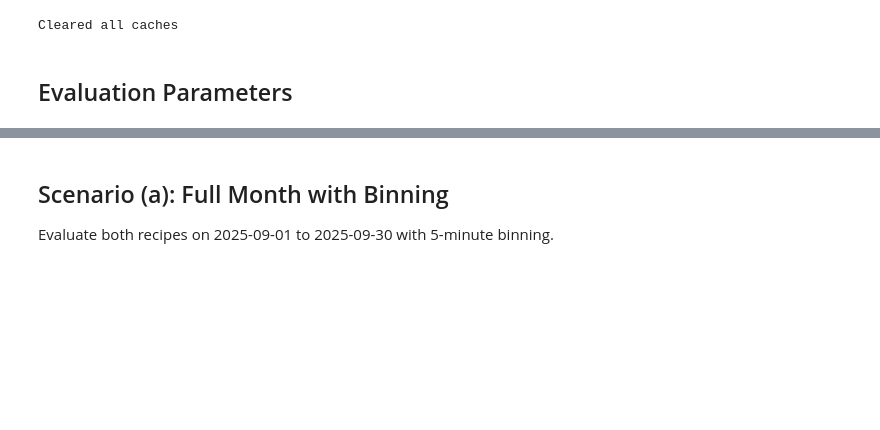
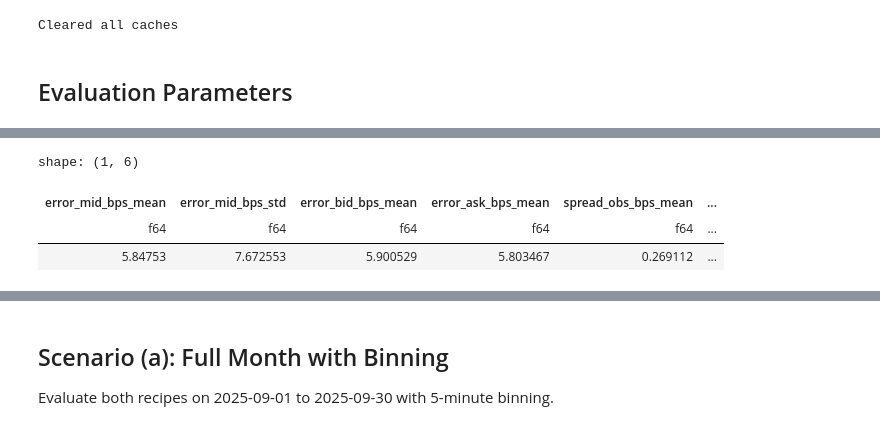
Before and after one commit to PascalAndreas/final-year-project, a Jupyter notebook: forwards_evaluation.ipynb, the cells around one changed output, grey strips where cells are left out. Drawn from its saved outputs; the diff is of its cells as text; code cells hidden in the pictures; blank space fills up the shorter version.

```diff
--- a/forwards_evaluation.ipynb
+++ b/forwards_evaluation.ipynb
@@ -108 +229,9 @@ Assigning kalman forwards to 30 dates using kalman forwards
+# %%
+df_summary = summarize_pillar_fit(lf_loeo).collect()
+df_summary.head()
+# %% [output]
+shape: (1, 6)
+| error_mid_bps_mean | error_mid_bps_std | error_bid_bps_mean | error_ask_bps_mean | spread_obs_bps_mean | ... |
+| f64 | f64 | f64 | f64 | f64 | ... |
+| 5.84753 | 7.672553 | 5.900529 | 5.803467 | 0.269112 | ... |
 # %%
```
Also changed, not shown: parts of 11 cells of this notebook, 9 other files.
